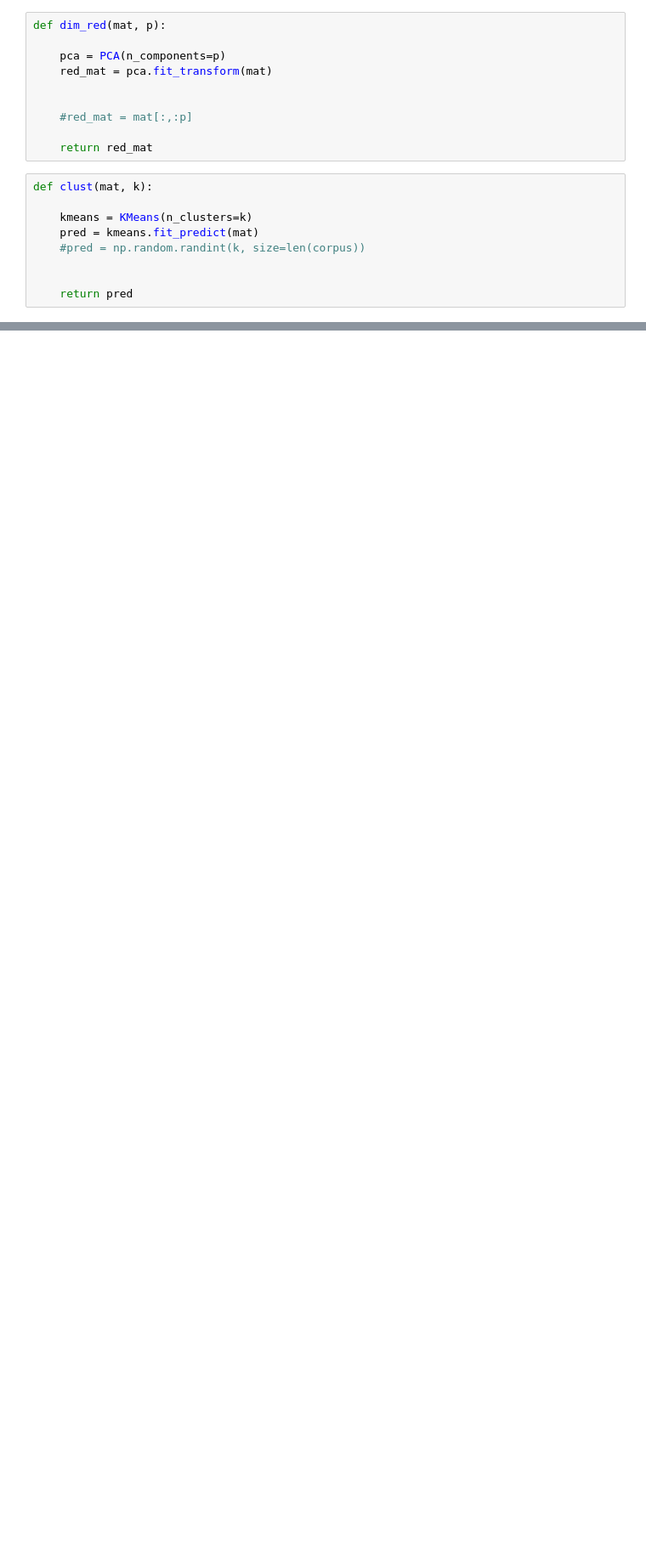
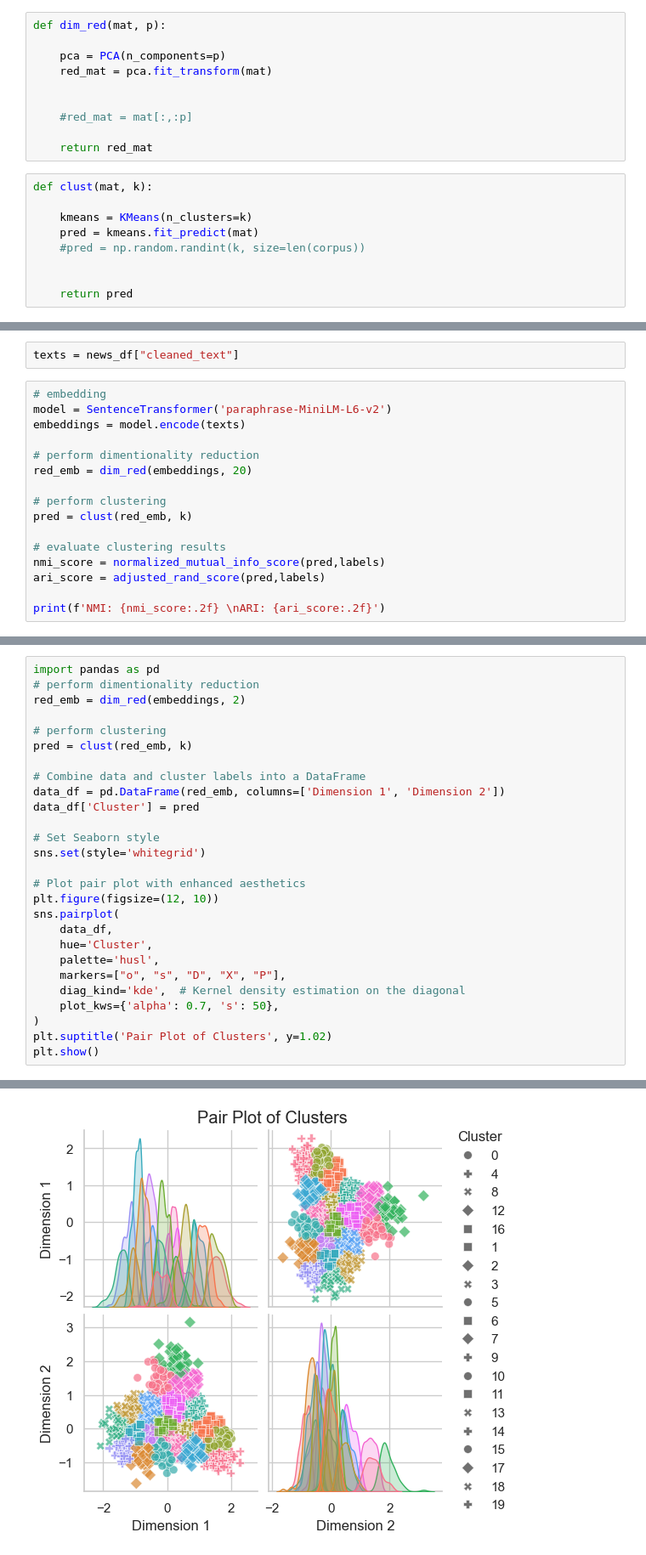
Before and after one commit to vvead/examen, a Jupyter notebook: template_branche.ipynb, the cells around one changed output, grey strips where cells are left out. Shown at 85% size. Saved outputs shown, nothing was run; the diff lists cells and outputs as text; blank space fills up the shorter version.

```diff
--- a/template_branche.ipynb
+++ b/template_branche.ipynb
@@ -64,0 +120,18 @@ ARI: 0.23
+# %%
+texts = news_df["cleaned_text"]
+# %%
+# embedding
+model = SentenceTransformer('paraphrase-MiniLM-L6-v2')
+embeddings = model.encode(texts)
+
+# perform dimentionality reduction
+red_emb = dim_red(embeddings, 20)
+
+# perform clustering
+pred = clust(red_emb, k)
+
+# evaluate clustering results
+nmi_score = normalized_mutual_info_score(pred,labels)
+ari_score = adjusted_rand_score(pred,labels)
+
+print(f'NMI: {nmi_score:.2f} \nARI: {ari_score:.2f}')
@@ -64,0 +141,28 @@ ARI: 0.23
+# %%
+import pandas as pd
+# perform dimentionality reduction
+red_emb = dim_red(embeddings, 2)
+
+# perform clustering
+pred = clust(red_emb, k)
+
+# Combine data and cluster labels into a DataFrame
+data_df = pd.DataFrame(red_emb, columns=['Dimension 1', 'Dimension 2'])
+data_df['Cluster'] = pred
+
+# Set Seaborn style
+sns.set(style='whitegrid')
+
+# Plot pair plot with enhanced aesthetics
+plt.figure(figsize=(12, 10))
+sns.pairplot(
+    data_df,
+    hue='Cluster',
+    palette='husl',
+    markers=["o", "s", "D", "X", "P"],
+    diag_kind='kde',  # Kernel density estimation on the diagonal
+    plot_kws={'alpha': 0.7, 's': 50},
+)
+plt.suptitle('Pair Plot of Clusters', y=1.02)
+plt.show()
+# %% [output]
@@ -64,0 +174 @@ ARI: 0.23
+[figure, added]
```
Also changed, not shown: parts of 15 cells of this notebook.
